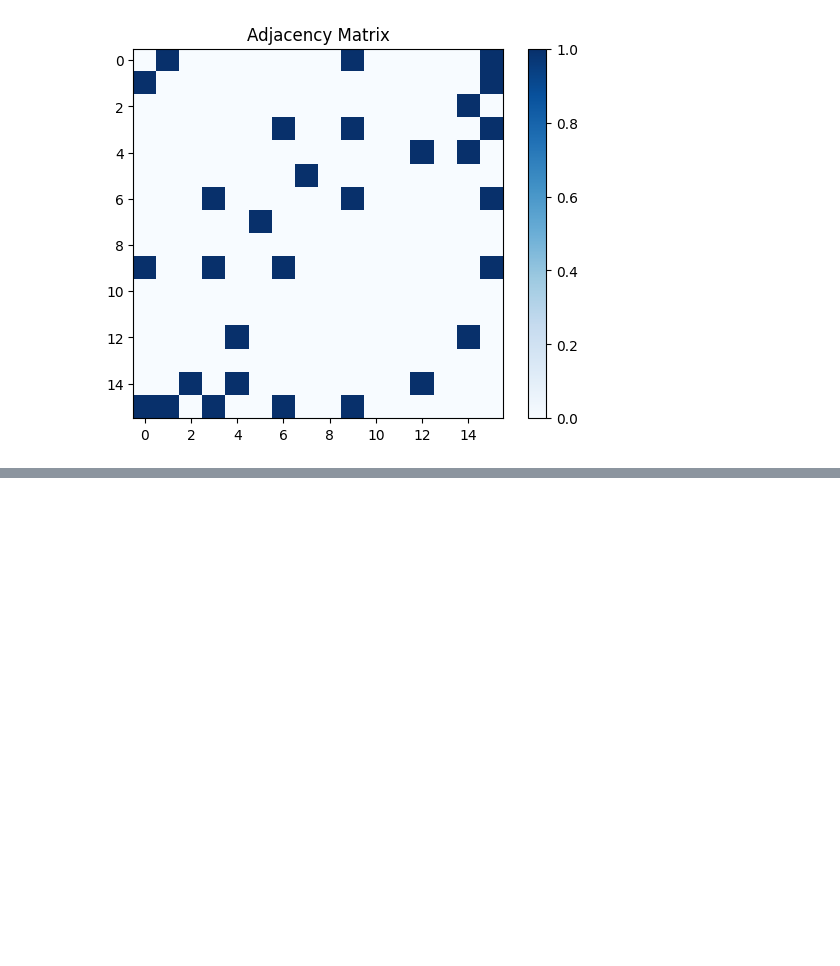
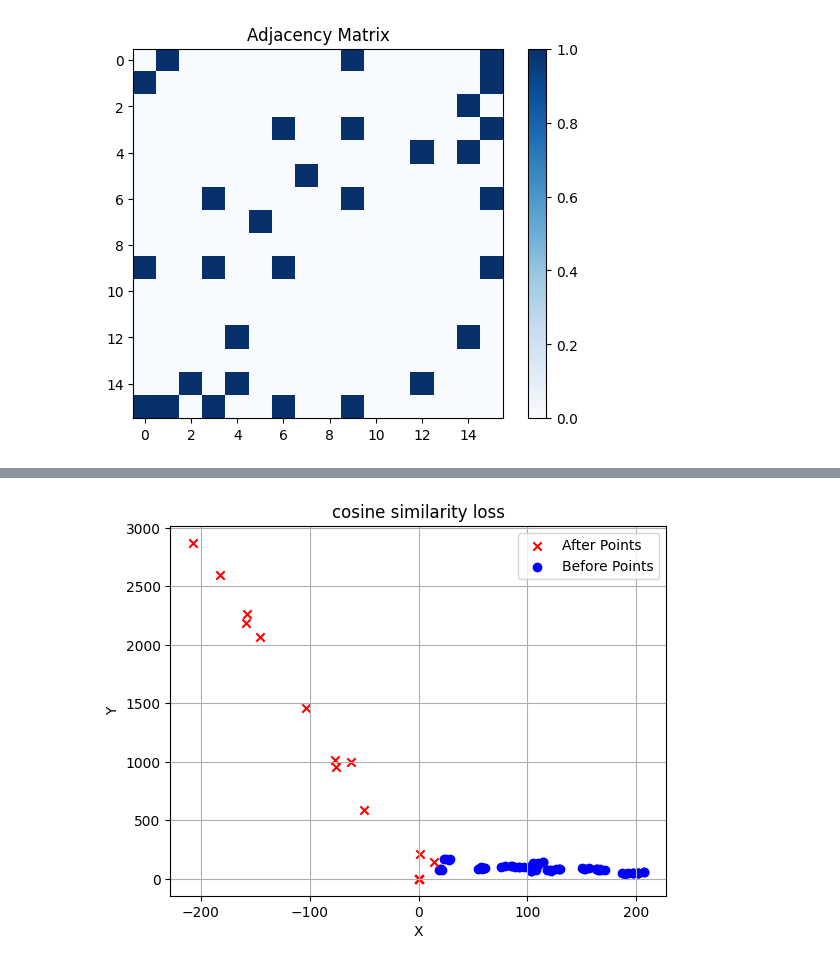
Before and after one commit to Sentixxx/CLIPasso, a Jupyter notebook: CLIPassoModule.ipynb, the cells around one changed output, grey strips where cells are left out. Cells and saved outputs as stored; diff of their text form; code cells hidden in the pictures; blank space fills up the shorter version.

```diff
--- a/CLIPassoModule.ipynb
+++ b/CLIPassoModule.ipynb
@@ -124,7 +124,7 @@ def computeAdjacencyMatrix(points_set):
             adjacency_matrix[i, j] = torch.where(cos_sim > similar_threshold and att_sim < attention_threshold, torch.tensor(1.0), torch.tensor(0.0))
     return adjacency_matrix
 
-adjacency_matrix = computeAdjacencyMatrix(renderer.control_points_set)
+adjacency_matrix = computeAdjacencyMatrix(renderer.control_points_set).to('cuda')
 
 plt.imshow(adjacency_matrix.cpu().numpy(), cmap='Blues', interpolation='nearest')
 plt.colorbar()
@@ -132,5 +132,6 @@ plt.title('Adjacency Matrix')
 plt.show()
 
 feature_matrix = torch.stack(renderer.control_points_set)
+# feature_matrix = feature_matrix.view(16,-1).to('cuda')
 # %% [output]
 [figure]
@@ -178,0 +355,29 @@ torch.Size([16, 4, 2])
+# %%
+for points in renderer.control_points_set:
+    # 每个点集有 4 个点，分别提取这些点的坐标
+    x_coords = points[:, 0].cpu().numpy()  # x 坐标
+    y_coords = points[:, 1].cpu().numpy()  # y 坐标
+
+    # 使用不同颜色或标记绘制每个点集
+    plt.scatter(x_coords, y_coords, color='blue', marker='o')  # 用圆形表示之前的点
+with torch.no_grad():
+    out = Gmodel(feature_matrix, adjacency_matrix)
+    #control points set
+    x_af = out[:, 0].cpu().numpy()
+    y_af = out[:, 1].cpu().numpy()
+
+plt.scatter(x_af,y_af, color='red', marker='x', label="After Points")
+plt.scatter(x_coords, y_coords, color='blue', marker='o', label="Before Points")
+plt.xlabel('X')
+plt.ylabel('Y')
+# 显示图例
+plt.legend()
+
+# 显示网格
+plt.grid(True)
+plt.title('cosine similarity loss')
+
+# 显示图形
+plt.show()
+# %% [output]
+[figure, added]
```
Also changed, not shown: parts of 6 cells of this notebook.
